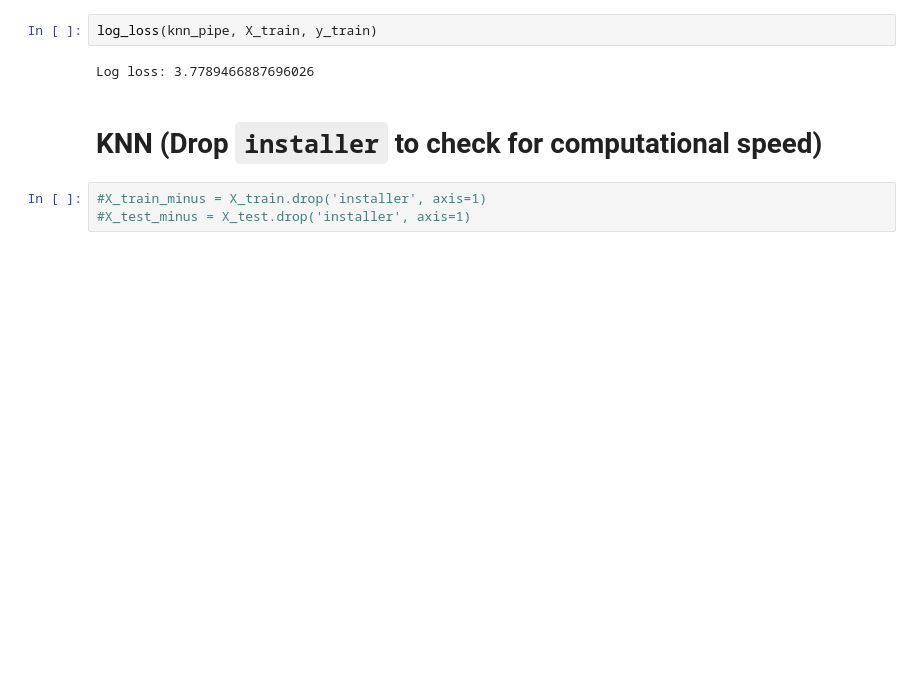
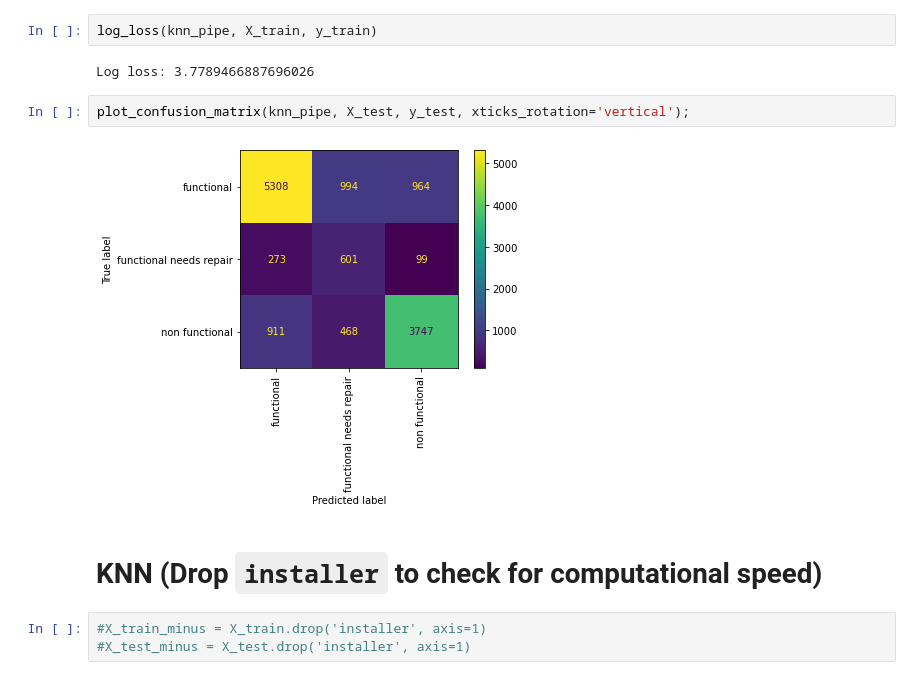
Before and after one commit to fivearm/Phase_3_Project, a Jupyter notebook: Logreg_knn_svm.ipynb, the cells around one changed output. Drawn from its saved outputs; the diff is of its cells as text; blank space fills up the shorter version.

```diff
--- a/Logreg_knn_svm.ipynb
+++ b/Logreg_knn_svm.ipynb
@@ -192,6 +221,10 @@ Accuracy Score Test: 0.722484100261878
 log_loss(knn_pipe, X_train, y_train)
 # %% [output]
 Log loss: 3.7789466887696026
+# %%
+plot_confusion_matrix(knn_pipe, X_test, y_test, xticks_rotation='vertical');
+# %% [output]
+[figure, added]
 # %% [markdown]
 # KNN (Drop `installer` to check for computational speed)
 # %%
```
Also changed, not shown: parts of 13 cells of this notebook.
